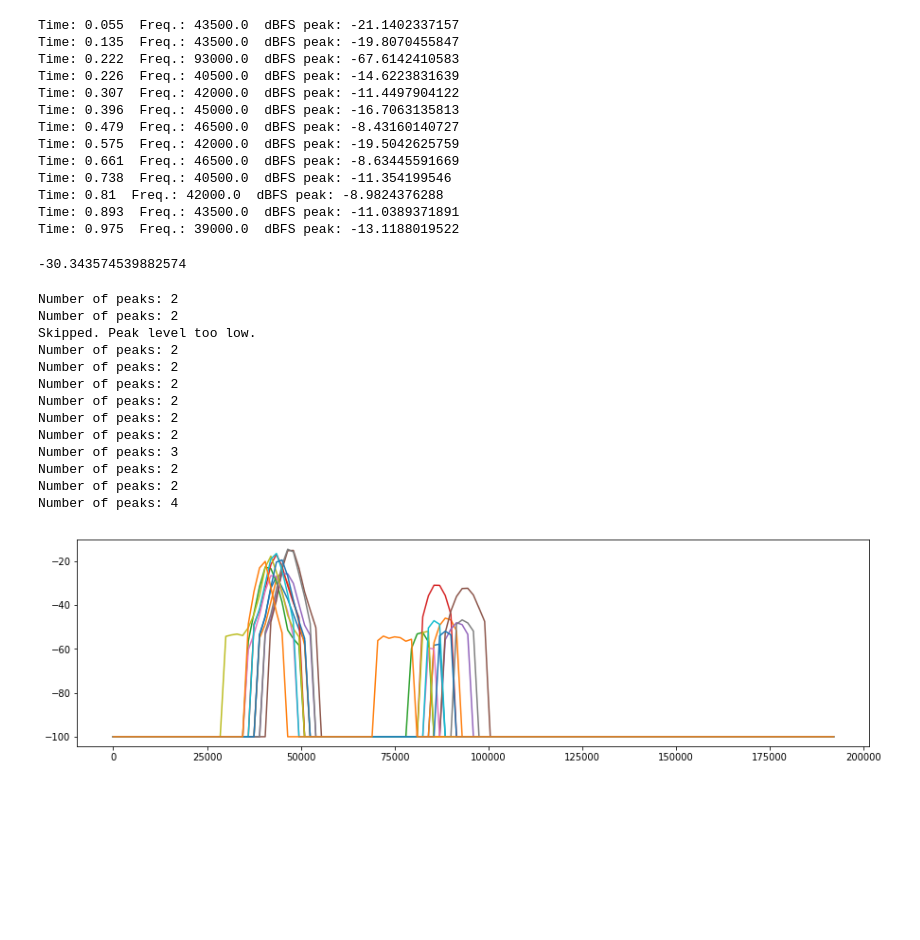
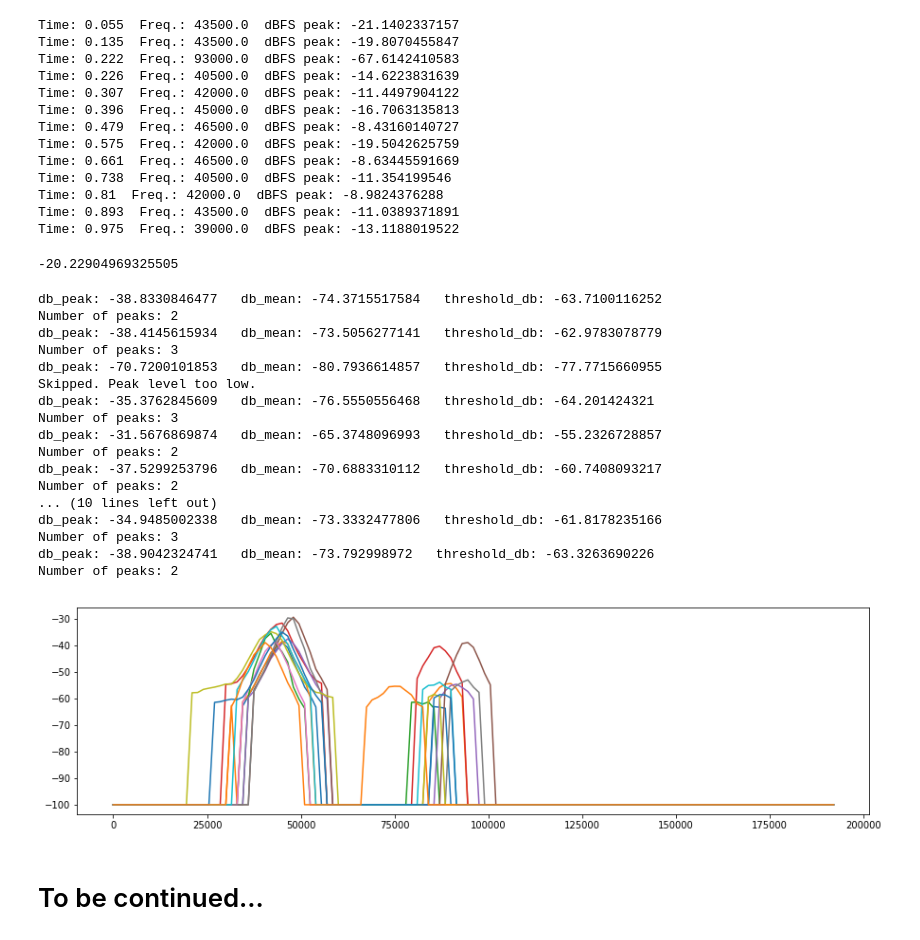
Before and after one commit to cloudedbats/cloudedbats_dsp, a Jupyter notebook: notebooks/experimental/zero_crossing_in_frequency_domain.ipynb, the cells around one changed output. Drawn from its saved outputs; the diff is of its cells as text; code cells hidden in the pictures; blank space fills up the shorter version.

Commit message:
More on ZC in freq domain.

```diff
--- a/notebooks/experimental/zero_crossing_in_frequency_domain.ipynb
+++ b/notebooks/experimental/zero_crossing_in_frequency_domain.ipynb
@@ -70,13 +86,19 @@ Noise: 0.0303963 noise-dbfs: -30.3435745399
 # %%
+# Find peaks in time domain (rmse and localmax).
 def find_peaks(y, hop_length):
+    # Set all to zero in the noisy part.
     y2 = y.copy()
-    rms_tot = np.sqrt(np.mean(y**2))
-    y2[(np.abs(y) < (rms_tot * 1.5))] = 0.0
+    rms_tot = np.sqrt(np.mean(np.square(y)))
+    y2[(np.abs(y2) < (rms_tot * 1.5))] = 0.0
+    # Calculate rmse over 1024 samples and move 1 ms forvard each time.
     rmse = librosa.feature.rmse(y=y2, hop_length=384, frame_length=1024, center=True)
+    # Find local max in the rmse array.
     locmax = librosa.util.localmax(rmse.T)
+    # From true/false array to index list.
     maxindexlist = []
     for index, a in enumerate(locmax):
         if a: maxindexlist.append(index)
+    # Convert indexlist to match original signal.
     index_list = librosa.frames_to_samples(maxindexlist, hop_length=hop_length)
     return index_list
 # %%
@@ -92,10 +116,11 @@ peaks
 array([ 21120,  51840,  85248,  86784, 117888, 152064, 183936, 220800,
        253824, 283392, 311040, 342912, 374400])
 # %%
-def calc_dbfs_spectrum(signal, window_function, dbfs_max):
+# Convert frame to dBFS spectrum.
+def calc_dbfs_spectrum(frame, window_function, dbfs_max):
     #print(len(signal))
-    signal = signal * window_function
-    spectrum = np.fft.rfft(signal)
+    frame = frame * window_function
+    spectrum = np.fft.rfft(frame)
     dbfs_spectrum = 20 * np.log10(np.abs(spectrum) / dbfs_max)
     return dbfs_spectrum
 # %%
@@ -117,7 +141,7 @@ dbmax
 # %% [output]
 -8.6344559166930761
 # %%
-#%%timeit
-#for index in peaks:
-#    dbfs_spectrum = calc_dbfs_spectrum(signal[index-half_window:index+half_window],
-#                                       hamming_window, hamming_dbfs_max)
+%%timeit
+for index in peaks:
+    dbfs_spectrum = calc_dbfs_spectrum(signal[index-half_window:index+half_window],
+                                       hamming_window, hamming_dbfs_max)
@@ -134,14 +159,15 @@ plt.show()
 # %% [output]
 [figure]
 # %%
+# List peak and dBFS.
 for index in peaks:
     dbfs_spectrum = calc_dbfs_spectrum(signal[index-half_window:index+half_window],
                                        hamming_window, hamming_dbfs_max)
-
-
+    # Cut off low frequencies.
+    dbfs_spectrum[(self_freq_bins_hz < cutoff_freq_hz)] = -100.0
+    # Find max.
     bin_peak_index = dbfs_spectrum.argmax()
     peak_frequency_hz = bin_peak_index * sampling_freq / window_size
-
     time = index / sampling_freq
     db_peak = np.max(dbfs_spectrum)
     print('Time: ' + str(time) + '  Freq.: ' + str(peak_frequency_hz) + '  dBFS peak: ' + str(db_peak))
@@ -160,50 +186,56 @@ Time: 0.81  Freq.: 42000.0  dBFS peak: -8.9824376288
 Time: 0.893  Freq.: 43500.0  dBFS peak: -11.0389371891
 Time: 0.975  Freq.: 39000.0  dBFS peak: -13.1188019522
 # %%
-(noise_level_dbfs / 1.0)
+# Test.
+(noise_level_dbfs / 1.5)
 # %% [output]
--30.343574539882574
+-20.22904969325505
 # %%
 for index in peaks: # [peaks[5]]: # peaks:
     dbfs_spectrum = calc_dbfs_spectrum(signal[index-half_window:index+half_window],
                                        hamming_window, hamming_dbfs_max)
-
+    # Cut off low frequencies.
     dbfs_spectrum[(self_freq_bins_hz < cutoff_freq_hz)] = -100.0
-
-    # Smooth.
-    rmse = librosa.feature.rmse(y=dbfs_spectrum, hop_length=1, frame_length=4, center=True)
+    # Smoothing. Mean over frame_length.
+    rmse = librosa.feature.rmse(y=dbfs_spectrum, hop_length=1, frame_length=8, center=True)
     dbfs_spectrum = - rmse[0]
     #print(dbfs_spectrum)
 
     db_peak = np.max(dbfs_spectrum)
     db_mean = np.mean(dbfs_spectrum)
     threshold_db = db_mean - (db_mean - db_peak) * 0.3
-    #print('db_peak: ' + str(db_peak) + '   db_mean: ' + str(db_mean) + '   threshold_db: ' + str(threshold_db))
+    print('db_peak: ' + str(db_peak) + '   db_mean: ' + str(db_mean) + '   threshold_db: ' + str(threshold_db))
     if db_peak > (db_mean / 1.2):
 #    if db_peak > (noise_level_dbfs / 1.2):
         dbfs_spectrum[(dbfs_spectrum < threshold_db)] = -100.0
         plt.plot(self_freq_bins_hz, dbfs_spectrum[:-1])
         locmax = librosa.util.localmax(dbfs_spectrum)
         max_index_list = []
         for index, a in enumerate(locmax):
             if a: max_index_list.append(index)
         print('Number of peaks: ' + str(len(max_index_list)))
     else:
         print('Skipped. Peak level too low.')
 
 plt.show()
 # %% [output]
+db_peak: -38.8330846477   db_mean: -74.3715517584   threshold_db: -63.7100116252
 Number of peaks: 2
+db_peak: -38.4145615934   db_mean: -73.5056277141   threshold_db: -62.9783078779
+Number of peaks: 3
+db_peak: -70.7200101853   db_mean: -80.7936614857   threshold_db: -77.7715660955
+Skipped. Peak level too low.
+db_peak: -35.3762845609   db_mean: -76.5550556468   threshold_db: -64.201424321
+Number of peaks: 3
+db_peak: -31.5676869874   db_mean: -65.3748096993   threshold_db: -55.2326728857
 Number of peaks: 2
-Skipped. Peak level too low.
+db_peak: -37.5299253796   db_mean: -70.6883310112   threshold_db: -60.7408093217
 Number of peaks: 2
+... (10 lines left out)
+db_peak: -34.9485002338   db_mean: -73.3332477806   threshold_db: -61.8178235166
+Number of peaks: 3
+db_peak: -38.9042324741   db_mean: -73.792998972   threshold_db: -63.3263690226
 Number of peaks: 2
-Number of peaks: 2
-Number of peaks: 2
-Number of peaks: 2
-Number of peaks: 2
-Number of peaks: 3
-Number of peaks: 2
-Number of peaks: 2
-Number of peaks: 4
-[figure, old version]
+[figure, new version]
+# %% [markdown]
+# To be continued...
```
Also changed, not shown: parts of 9 cells of this notebook.
